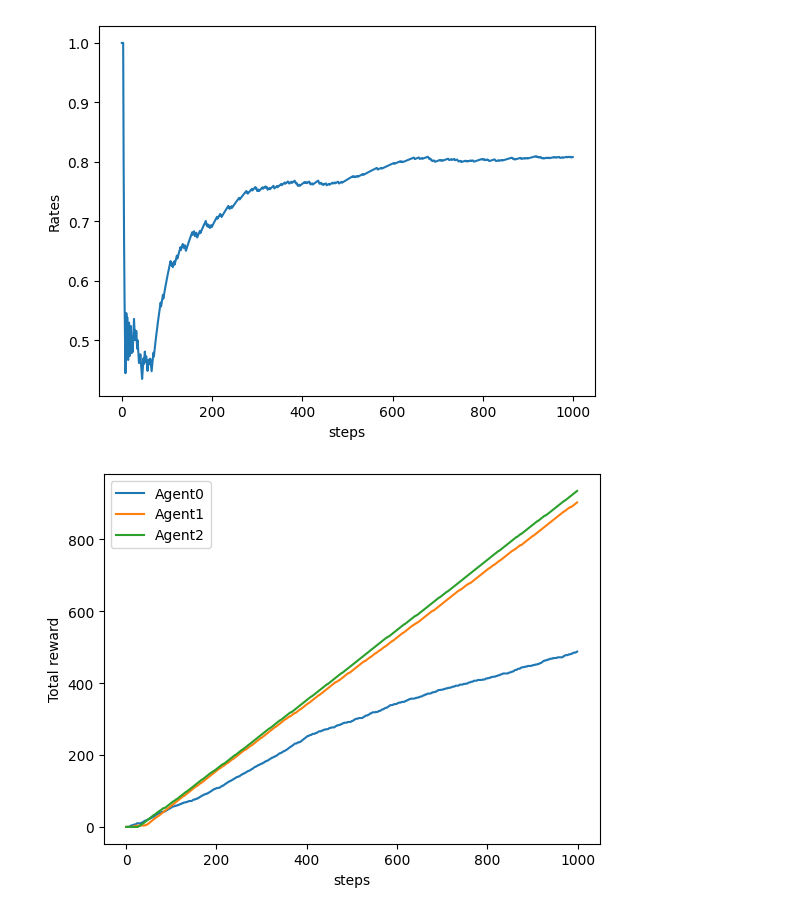
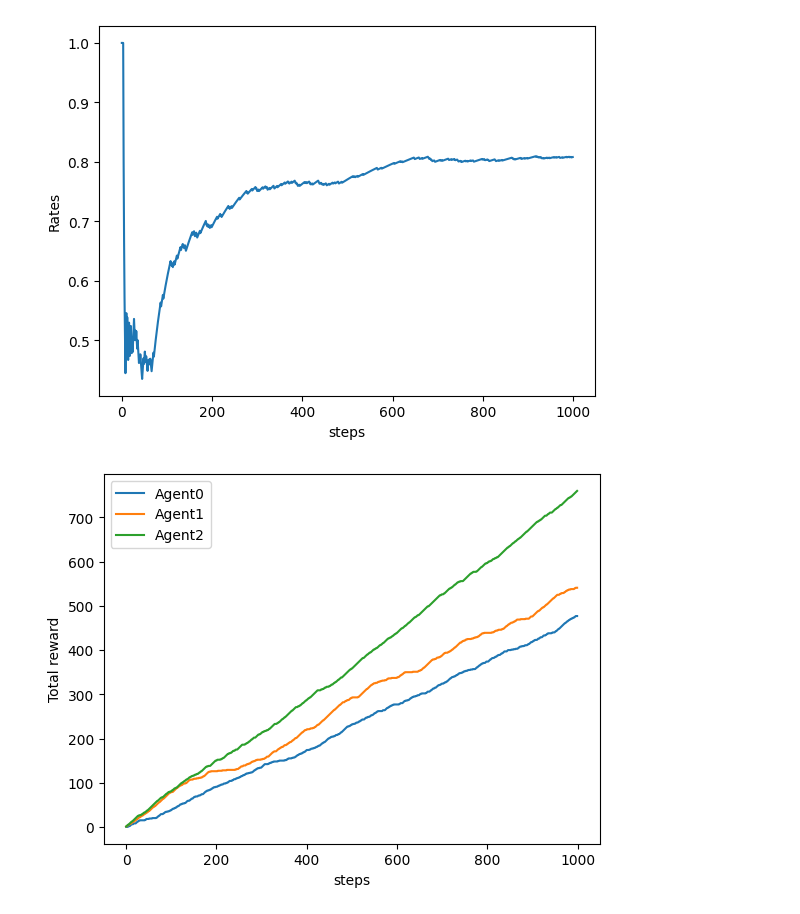
Before and after one commit to 4nands/4nands.github.io, a Jupyter notebook: Bandit.ipynb, the cells around one changed output. Drawn from its saved outputs; the diff is of its cells as text; code cells hidden in the pictures.

```diff
--- a/Bandit.ipynb
+++ b/Bandit.ipynb
@@ -100,6 +100,7 @@ class NonStatBandit:
 
     rate = self.rates[arm]
     self.rates += 0.1*np.random.randn(self.arms)
+    self.rates = np.clip(self.rates,0.0,1.0)
 
     return (rate > np.random.rand()).astype(int)
 
@@ -148,12 +149,18 @@ class AlphaAgent:
       return np.argmax(self.Qs)
 
 steps = 1000
-eps = 0.1
 M = 10
 
-bandit = NonStatBandit(arms=M)
+eps = 0.1
+alpha = 0.3
+
+np.random.seed(0)
+
+bandit0 = NonStatBandit(arms=M)
+bandit1 = NonStatBandit(arms=M)
+bandit2 = NonStatBandit(arms=M)
 agent1 = Agent(eps)
-agent2 = AlphaAgent(eps,alpha=0.8)
+agent2 = AlphaAgent(eps,alpha)
 total_reward0 = 0
 total_rewards0 = []
 total_reward1 = 0
@@ -162,34 +169,34 @@ total_reward2 = 0
 total_rewards2 = []
 
 
 for step in range(steps):
   action = np.random.randint(M)
-  total_reward0 += bandit.play(action)
+  total_reward0 += bandit0.play(action)
   total_rewards0 += [total_reward0]
 
 
 
 for step in range(steps):
   action = agent1.get_action()
-  reward = bandit.play(action)
+  reward = bandit1.play(action)
   agent1.update(action,reward)
   total_reward1 += reward
   total_rewards1 += [total_reward1]
 
 for step in range(steps):
   action = agent2.get_action()
-  reward = bandit.play(action)
+  reward = bandit2.play(action)
   agent2.update(action,reward)
   total_reward2 += reward
   total_rewards2 += [total_reward2]
 
 
 plt.ylabel('Total reward')
 plt.xlabel('steps')
 plt.plot(total_rewards0,label='Agent0')
 plt.plot(total_rewards1,label='Agent1')
 plt.plot(total_rewards2,label='Agent2')
 plt.legend(loc='best')
 plt.show()
 # %% [output]
-[figure, old version]
+[figure, new version]
```
